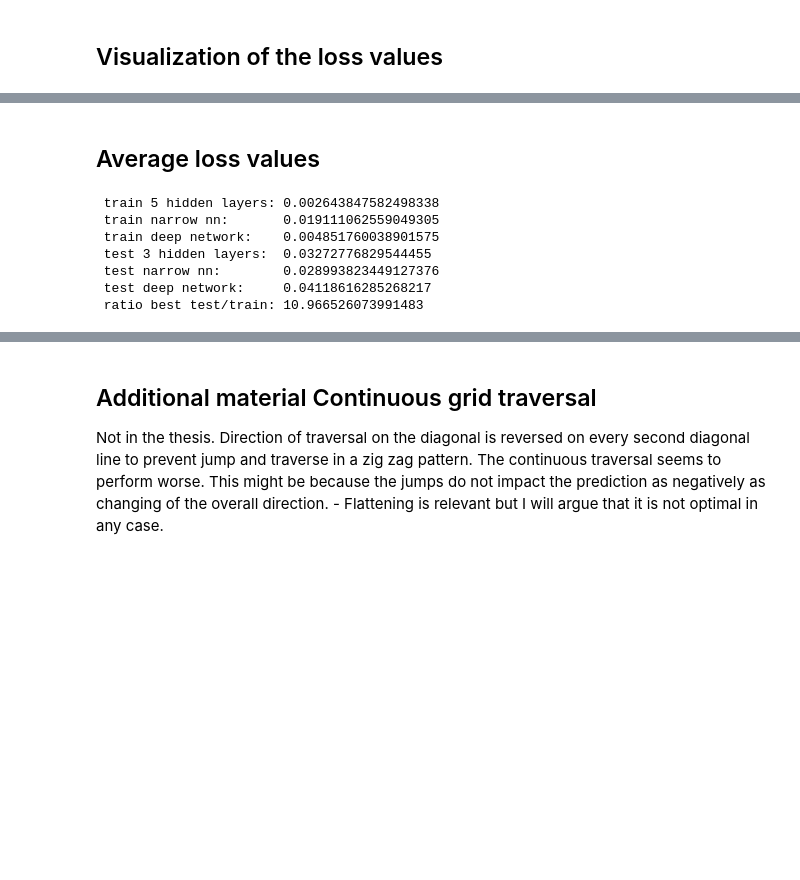
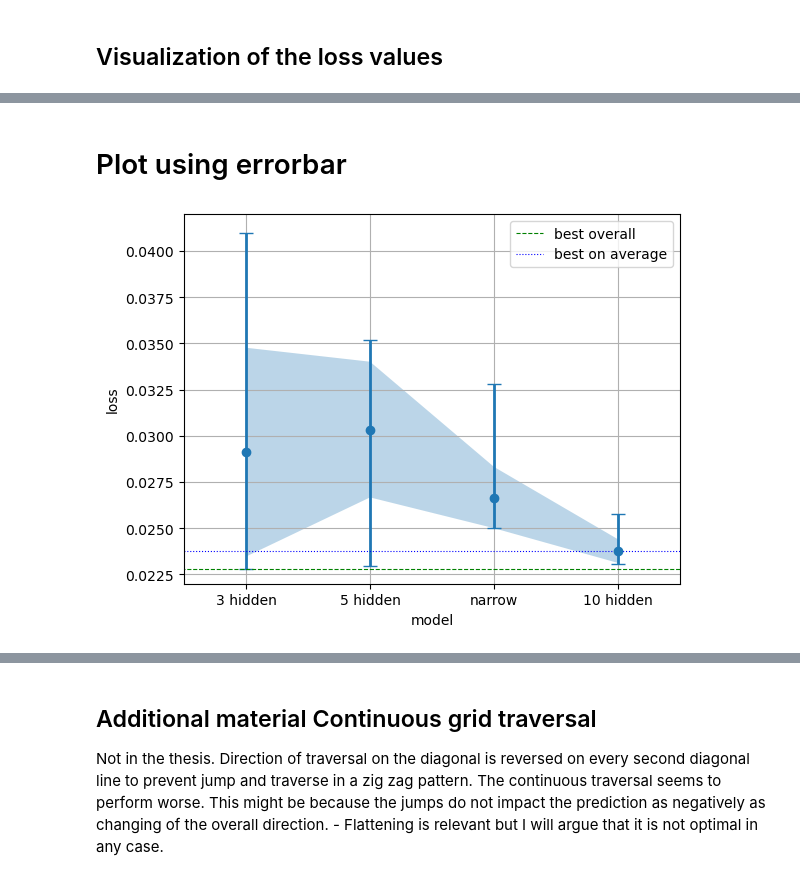
Before and after one commit to vschormann/MA_ML_assisted_SUPG, a Jupyter notebook: Section_3_1.ipynb, the cells around one changed output, grey strips where cells are left out. Saved outputs shown, nothing was run; the diff lists cells and outputs as text; code cells hidden in the pictures; blank space fills up the shorter version.

```diff
--- a/Section_3_1.ipynb
+++ b/Section_3_1.ipynb
@@ -919,24 +842,55 @@ plt.show()
-# %% [markdown]
-## Average loss values
-# %%
-a = np.average(train_loss_d6_plain[-1-1:-1])
-
-b = np.average(train_loss_d4_w2[-1-1:-1])
-
-c = np.average(train_loss_d10_batch_res_dropout[-1-1:-1])
-
-d = np.average(test_loss_d4_plain[-1-1:-1])
-
-e = np.average(test_loss_d4_w2[-1-1:-1])
-
-f = np.average(test_loss_d10_batch_res_dropout[-1-1:-1])
-
-print(f" train 5 hidden layers:\t{a}\n train narrow nn:\t{b}\n train deep network:\t{c}\n test 3 hidden layers:\t{d}\n test narrow nn:\t{e}\n test deep network:\t{f}\n ratio best test/train:\t{e/a}")
-# %% [output]
- train 5 hidden layers: 0.002643847582498338
- train narrow nn:       0.019111062559049305
- train deep network:    0.004851760038901575
- test 3 hidden layers:  0.03272776829544455
- test narrow nn:        0.028993823449127376
- test deep network:     0.04118616285268217
- ratio best test/train: 10.966526073991483
+# %% [markdown]
+# Plot using errorbar
+# %%
+
+avg = np.array(
+    [
+        np.average(np.min(hidden3, axis=1)),
+        np.average(np.min(hidden5, axis=1)),
+        np.average(np.min(narrow, axis=1)),
+        np.average(np.min(hidden10, axis=1))
+        ]
+    )
+min = np.array(
+    [
+        np.min(hidden3),
+        np.min(hidden5),
+        np.min(narrow),
+        np.min(hidden10)
+        ]
+    )
+max = np.array(
+    [
+        np.max(np.min(hidden3, axis=1)),
+        np.max(np.min(hidden5, axis=1)),
+        np.max(np.min(narrow, axis=1)),
+        np.max(np.min(hidden10, axis=1))
+        ]
+    )
+
+std = np.array(
+    [
+        np.std(np.min(hidden3, axis=1)),
+        np.std(np.min(hidden5, axis=1)),
+        np.std(np.min(narrow, axis=1)),
+        np.std(np.min(hidden10, axis=1))
+    ]
+)
+avg_err=np.vstack((avg-min,max-avg))
+x=['3 hidden', '5 hidden', 'narrow',  '10 hidden']
+minavg=np.min(avg)
+minmin=np.min(min)
+plt.errorbar(x=x, y=avg, yerr=avg_err, fmt='o', linewidth=2, capsize=5)
+plt.hlines(minmin, xmin=-1, xmax=4, linestyle='--', color='green', linewidth = 0.8, label='best overall')
+plt.hlines(minavg, xmin=-1, xmax=4, linestyle=':', color='blue', linewidth = 0.8, label='best on average')
+plt.fill_between(x,avg-std, avg+std, alpha=0.3)
+
+plt.xlim((-0.5,3.5))
+plt.ylim(0.022,0.042)
+plt.legend()
+plt.xlabel('model')
+plt.ylabel('loss')
+plt.grid()
+plt.show()
+# %% [output]
+[figure, added]
```
Also changed, not shown: parts of 13 cells of this notebook, 2 other files.
